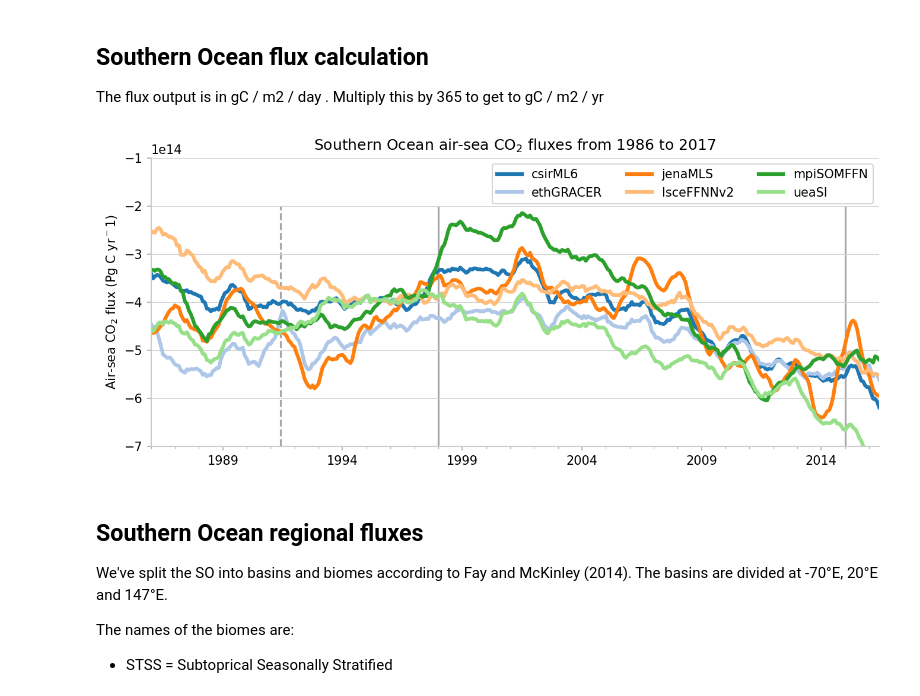
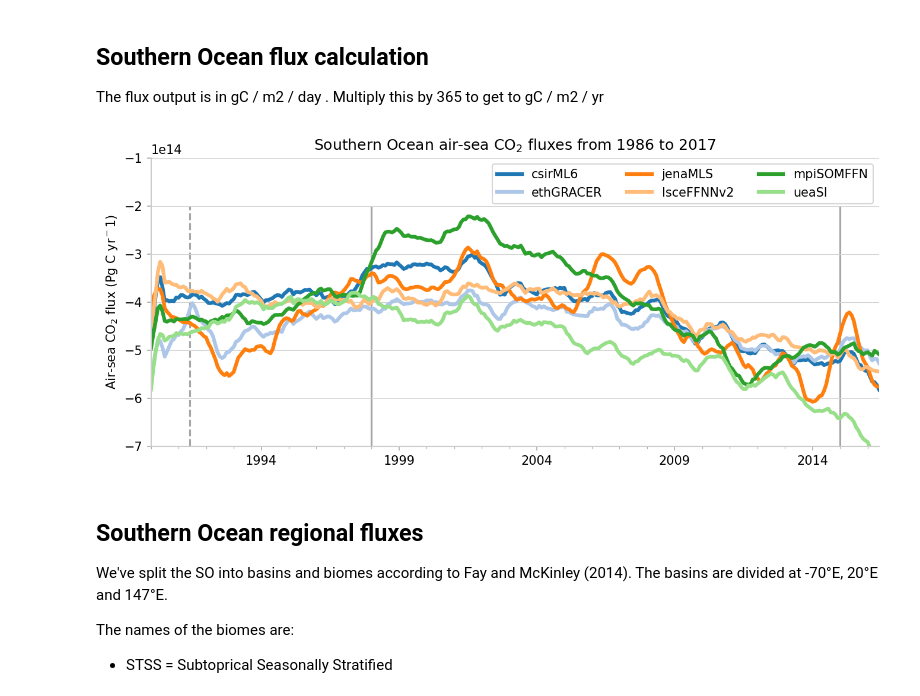
Before and after one commit to RECCAP2-ocean/Southern-Ocean, a Jupyter notebook: notebooks/data-products-fluxes.ipynb, the cells around one changed output. Drawn from its saved outputs; the diff is of its cells as text; code cells hidden in the pictures.

```diff
--- a/notebooks/data-products-fluxes.ipynb
+++ b/notebooks/data-products-fluxes.ipynb
@@ -66,9 +86,11 @@ flux = sf.flux_bulk(
+# %%
+mask = flux.notnull().all('meth')
 # %% [markdown]
 ## Southern Ocean flux calculation
 
 The flux output is in gC / m2 / day . Multiply this by 365 to get to gC / m2 / yr
 # %%
-flux_so = flux.where(xds.regions_SO.notnull())
+flux_so = flux.where(xds.regions_SO.notnull() & mask)
 
 flux_integrated = (flux_so * xds.area * (1 - xds.ice_frac)).sum(['lat', 'lon']).to_series().unstack(0)
 flux_integrated = (flux_integrated * 365)
@@ -76,25 +98,27 @@ flux_integrated = flux_integrated.where(flux_integrated != 0)
 # %%
 fig, ax = subplots(figsize=[9, 4], dpi=150)
 
 df = (flux_integrated
       .drop(columns=['jmaMLR'])
       .rolling(window=12, min_periods=1, center=True).mean()
-      .loc['1986':'2016-06']
+      .loc['1990':'2016-06']
      )
+
+cols = df.columns.values.tolist()
 
 df.plot.line(ax=ax, lw=3)
 ax.vlines(['1991-06-15'], -8e14, -2e14, color='grey', ls='--', zorder=-1, alpha=0.7)
 ax.vlines(['1998', '2015'], -8e14, -2e14, color='grey', ls='-', zorder=-1, alpha=0.7)
 
 odt.plotting.pimp_plot(ax=ax)
 ax.legend(ncol=3)
 ax.set_title('Southern Ocean air-sea CO$_2$ fluxes from 1986 to 2017')
 ax.set_ylabel('Air-sea CO$_2$ flux (Pg C yr${^-1}$)')
 ax.set_ylim(-7e14, -1e14)
 
 fig.tight_layout()
 # %% [output]
-[figure, old version]
+[figure, new version]
 # %% [markdown]
 ## Southern Ocean regional fluxes
 
```
Also changed, not shown: parts of 17 cells of this notebook.
